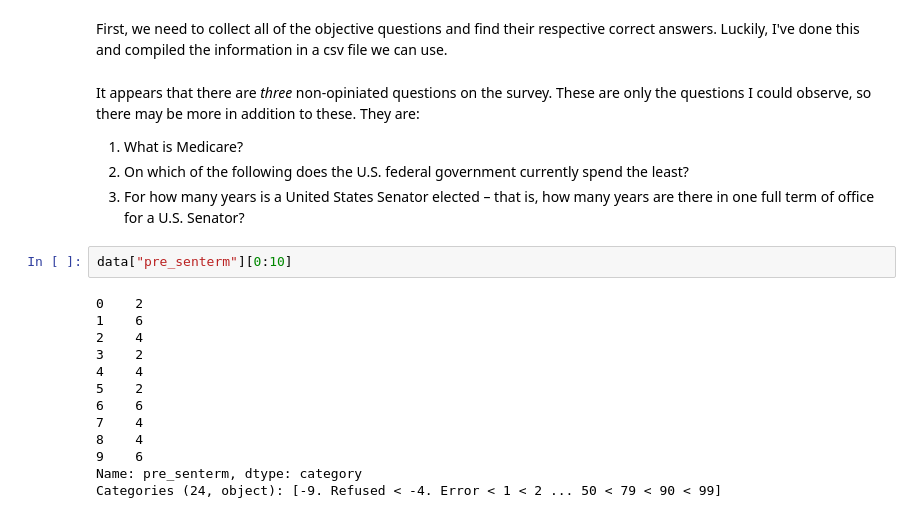
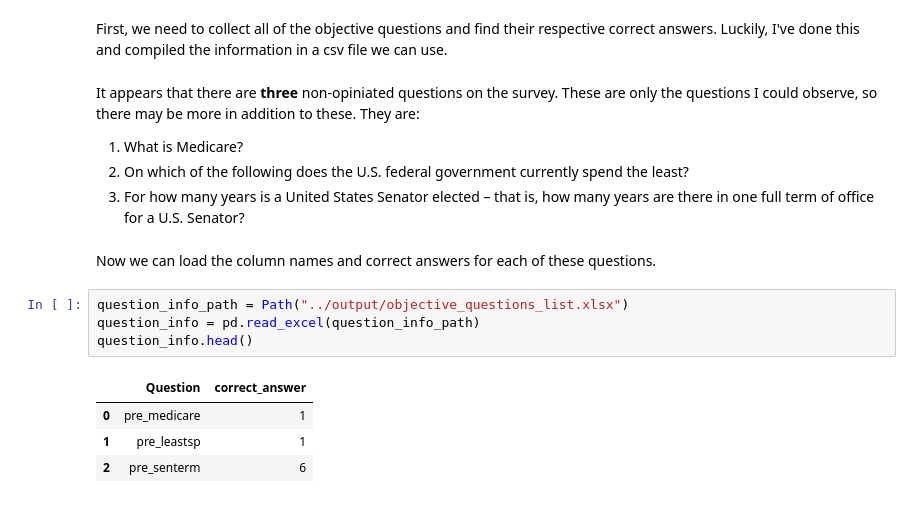
Before and after one commit to TZstatsADS/Spring2021-Project1-aidris21, a Jupyter notebook: lib/trivia_analysis.ipynb, the cells around one changed output. Drawn from its saved outputs; the diff is of its cells as text.

```diff
--- a/lib/trivia_analysis.ipynb
+++ b/lib/trivia_analysis.ipynb
@@ -11,23 +11,19 @@ data = pd.read_stata(data_path)
 # %% [markdown]
 First, we need to collect all of the objective questions and find their respective correct answers. Luckily, I've done this and compiled the information in a csv file we can use.
 # %% [markdown]
-It appears that there are *three* non-opiniated questions on the survey. These are only the questions I could observe, so there may be more in addition to these. They are:
+It appears that there are **three** non-opiniated questions on the survey. These are only the questions I could observe, so there may be more in addition to these. They are:
 
 1. What is Medicare?
 2. On which of the following does the U.S. federal government currently spend the least?
 3. For how many years is a United States Senator elected – that is, how many years are there in one full term of office for a U.S. Senator?
-# %%
-data["pre_senterm"][0:10]
-# %% [output]
-0    2
-1    6
-2    4
-3    2
-4    4
-5    2
-6    6
-7    4
-8    4
-9    6
-Name: pre_senterm, dtype: category
-Categories (24, object): [-9. Refused < -4. Error < 1 < 2 ... 50 < 79 < 90 < 99]
+# %% [markdown]
+Now we can load the column names and correct answers for each of these questions.
+# %%
+question_info_path = Path("../output/objective_questions_list.xlsx")
+question_info = pd.read_excel(question_info_path)
+question_info.head()
+# %% [output]
+|  | Question | correct_answer |
+| 0 | pre_medicare | 1 |
+| 1 | pre_leastsp | 1 |
+| 2 | pre_senterm | 6 |
```
Also changed, not shown: parts of 13 cells of this notebook.
